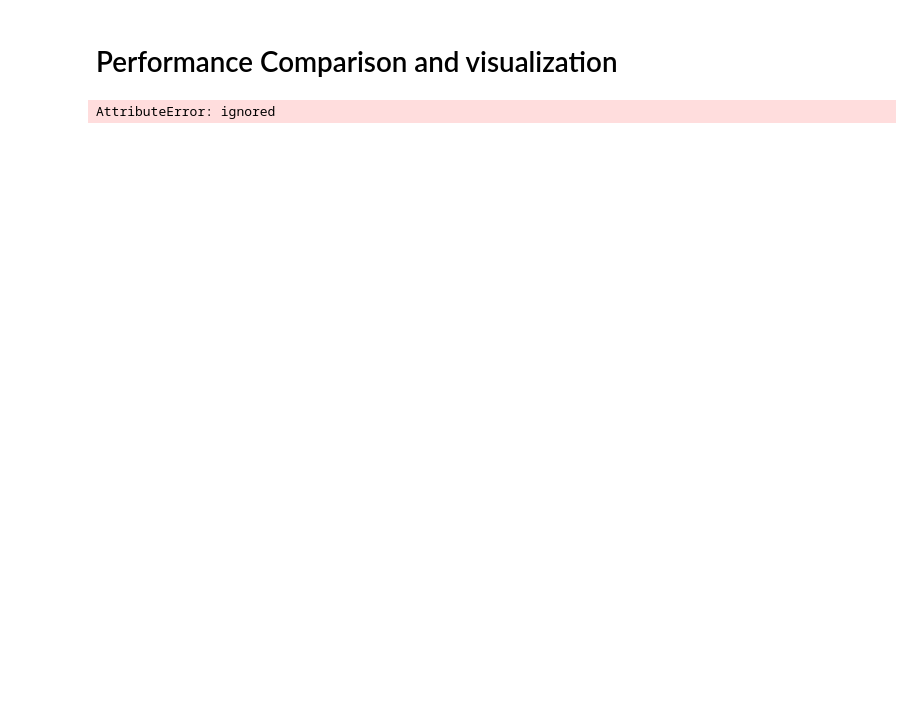
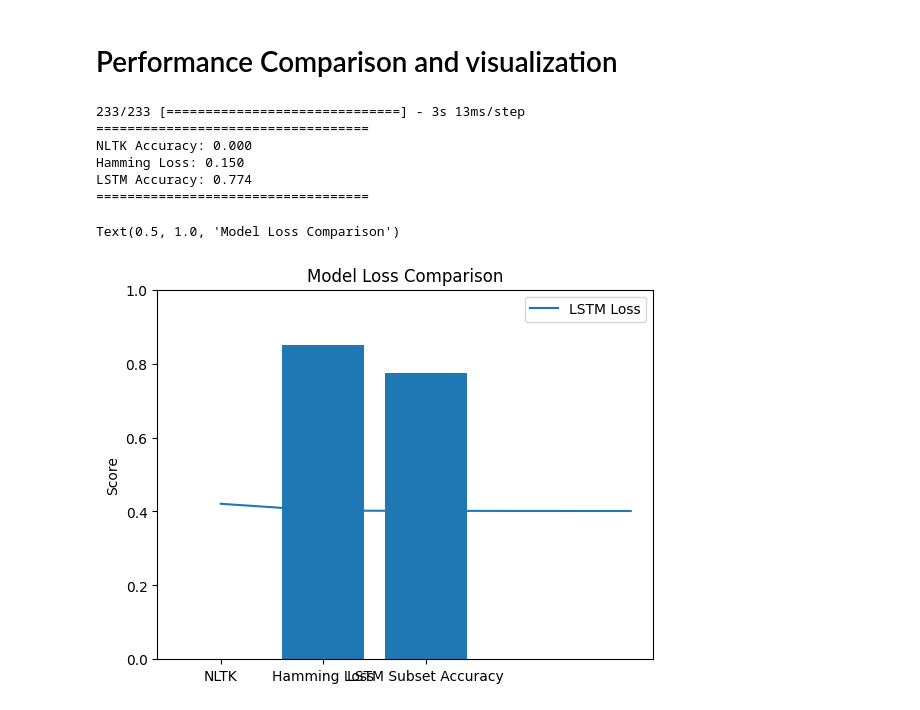
Before and after one commit to shakil1819/NLTK-LSTM-Based-Hate-Speech-Detection, a Jupyter notebook: Comparative_study_of_LSTM_and_NLTK.ipynb, the cells around one changed output. Saved outputs shown, nothing was run; the diff lists cells and outputs as text; code cells hidden in the pictures; blank space fills up the shorter version.

```diff
--- a/Comparative_study_of_LSTM_and_NLTK.ipynb
+++ b/Comparative_study_of_LSTM_and_NLTK.ipynb
@@ -339,45 +339,45 @@ Epoch 5/5
 # Performance Comparison and visualization
 # %%
 import matplotlib.pyplot as plt
-from sklearn.metrics import accuracy_score, confusion_matrix
+from sklearn.metrics import hamming_loss, accuracy_score
 
 # NLTK model
 nltk_accuracy = np.mean(y_pred == y_test)
 
 # LSTM model
-#lstm_history = model.fit(X_train, y_train,validation_data = (X_test,y_test), epochs=25, batch_size=64)
-#lstm_predictions = model.predict_classes(X_test)
-#lstm_accuracy = accuracy_score(y_test, lstm_predictions)
-# Make predictions on test set
-lstm_predictions = model.predict_classes(X_test)
+lstm_predictions = (model.predict(X_test) > 0.5).astype("int32")
 
-# Calculate accuracy
-lstm_accuracy = accuracy_score(y_test, lstm_predictions)
+# Calculate Hamming loss (for multi-label classification)
+hamming_loss_val = hamming_loss(y_test, lstm_predictions)
 
+# Calculate subset accuracy or exact match ratio
+# This checks if all predicted labels for a sample match true labels
+subset_accuracy = accuracy_score(y_test, lstm_predictions)
+print(f"===================================")
 print(f"NLTK Accuracy: {nltk_accuracy:.3f}")
-print(f"LSTM Accuracy: {lstm_accuracy:.3f}")
+print(f"Hamming Loss: {hamming_loss_val:.3f}")
+print(f"LSTM Accuracy: {subset_accuracy:.3f}")
+print(f"===================================")
+# Plot accuracy, Hamming loss, and subset accuracy comparison
+algos = ['NLTK', 'Hamming Loss', 'LSTM Subset Accuracy']
+scores = [nltk_accuracy, 1 - hamming_loss_val, subset_accuracy]  # Convert Hamming loss to accuracy-like metric
 
-# Plot accuracy comparison
-algos = ['NLTK', 'LSTM']
-accuracy = [nltk_accuracy, lstm_accuracy]
-
-plt.bar(algos, accuracy)
-plt.title("Model Accuracy Comparison")
-plt.ylabel("Accuracy")
+plt.bar(algos, scores)
+plt.title("Model Performance Comparison")
+plt.ylabel("Score")
 plt.ylim(0, 1)
 
 # Plot loss curves
-plt.plot(lstm_history.history['loss'], label='LSTM Loss')
+plt.plot(history.history['loss'], label='LSTM Loss')
+plt.setp(ax.get_xticklabels(), rotation=30, horizontalalignment='right')
 plt.legend()
 plt.title("Model Loss Comparison")
-
-# Confusion matrices
-cm_nltk = confusion_matrix(y_test, y_pred)
-cm_lstm = confusion_matrix(y_test, lstm_predictions )
-
-plt.figure()
-plot_confusion_matrix(cm_nltk, clf.classes_)
-plt.figure()
-plot_confusion_matrix(cm_lstm, range(3))
 # %% [output]
-AttributeError: ignored
+233/233 [==============================] - 3s 13ms/step
+===================================
+NLTK Accuracy: 0.000
+Hamming Loss: 0.150
+LSTM Accuracy: 0.774
+===================================
+Text(0.5, 1.0, 'Model Loss Comparison')
+[figure, added]
```
Also changed, not shown: parts of 2 cells of this notebook.
